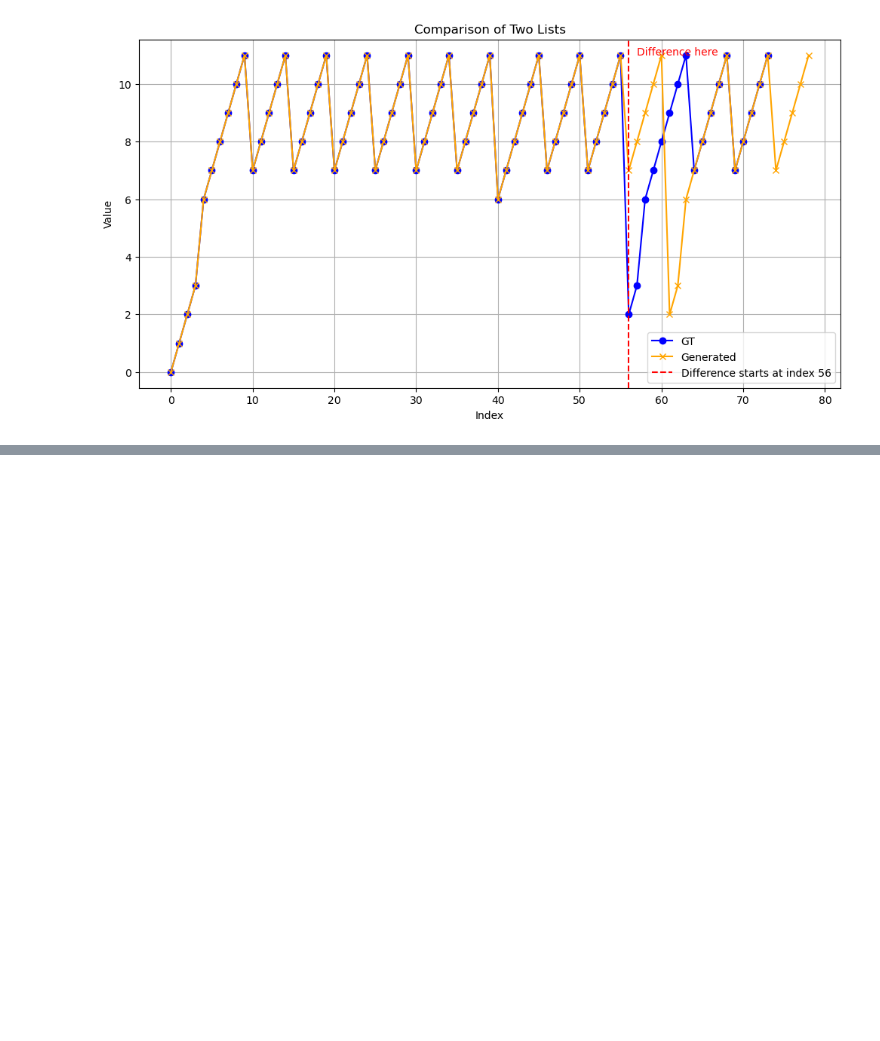
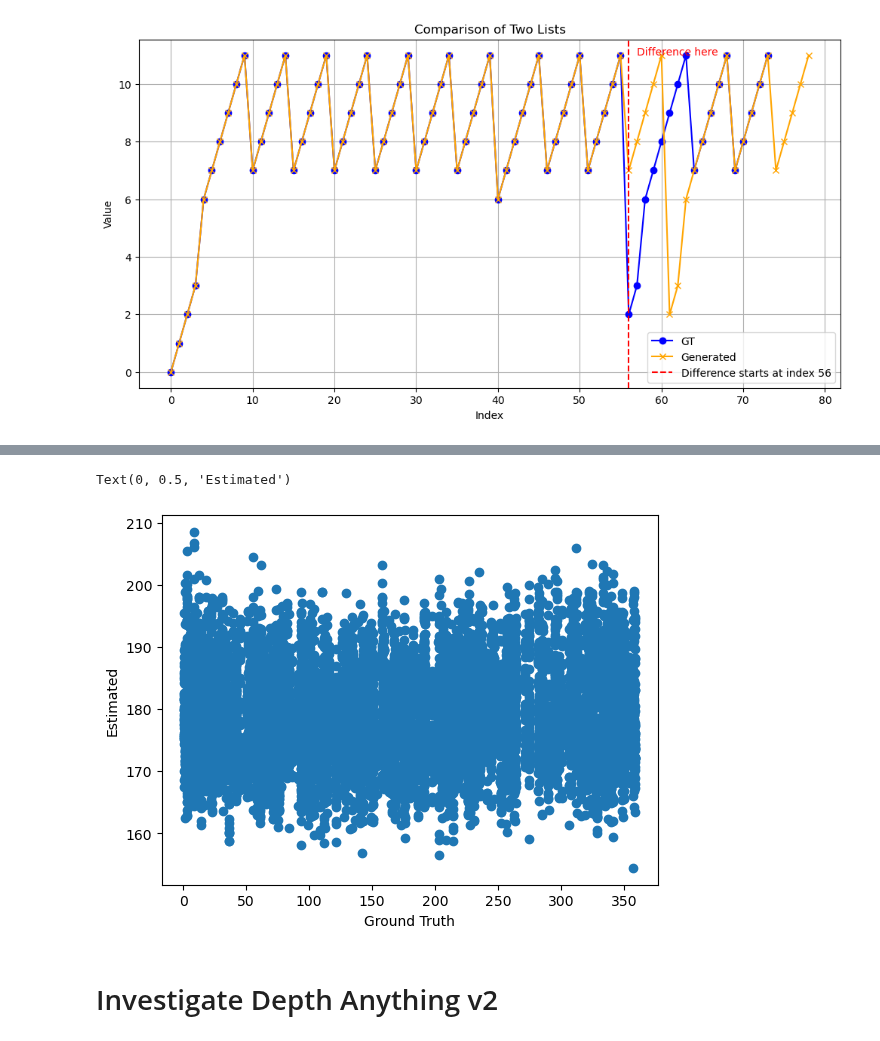
Before and after one commit to GEMINI-Breeding/Image2PlantArchitecture, a Jupyter notebook: src/paper_figures.ipynb, the cells around one changed output, grey strips where cells are left out. Drawn from its saved outputs; the diff is of its cells as text; code cells hidden in the pictures; blank space fills up the shorter version.

```diff
--- a/src/paper_figures.ipynb
+++ b/src/paper_figures.ipynb
@@ -432,0 +541,12 @@ image_vis = cv2.normalize(np.array(image_vis), None, alpha=0, beta=255, norm_typ
+# %%
+gt_base_pitch = np.array([x[0][3] for x in gt_plant_array])
+est_base_pitch = np.array([x[0][3] for x in est_plant_array])
+
+plt.scatter(gt_base_pitch, est_base_pitch)
+plt.xlabel("Ground Truth")
+plt.ylabel("Estimated")
+# %% [output]
+Text(0, 0.5, 'Estimated')
+[figure, added]
+# %% [markdown]
+# Investigate Depth Anything v2
```
Also changed, not shown: parts of 9 cells of this notebook, 6 other files.
